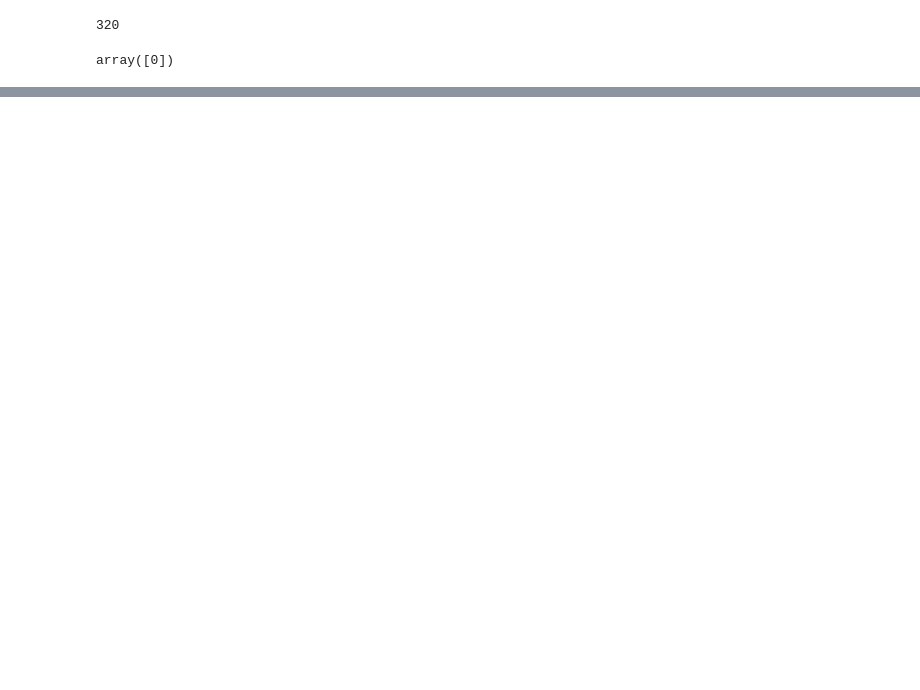
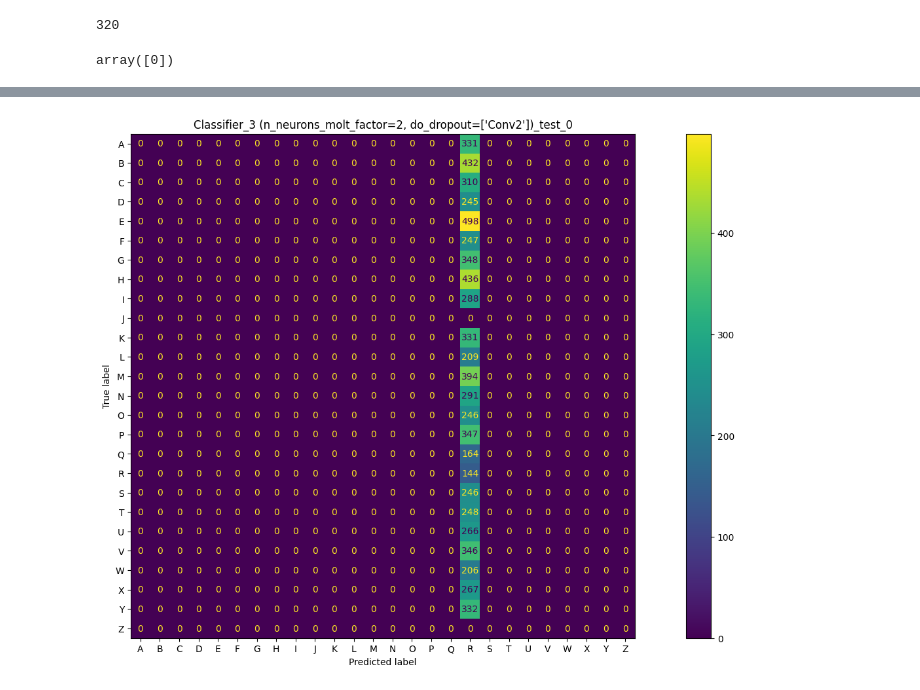
Before and after one commit to Lotto98/Sign-Language-MNIST, a Jupyter notebook: src/Classifier_3.ipynb, the cells around one changed output, grey strips where cells are left out. Cells and saved outputs as stored; diff of their text form; code cells hidden in the pictures; blank space fills up the shorter version.

```diff
--- a/src/Classifier_3.ipynb
+++ b/src/Classifier_3.ipynb
@@ -171,3 +159,7 @@ data_augmentation_perc         0.0
 test_times                0.078545
 train_times               79.38727
 Name: 0, dtype: object
+# %%
+NeuralNetwork.load_NN(all_results.iloc[0], classifiers_dict, torch.device("cuda"), (28,28)).plot_confusion_matrix()
+# %% [output]
+[figure, added]
```
Also changed, not shown: parts of 11 cells of this notebook, 3 other files.
